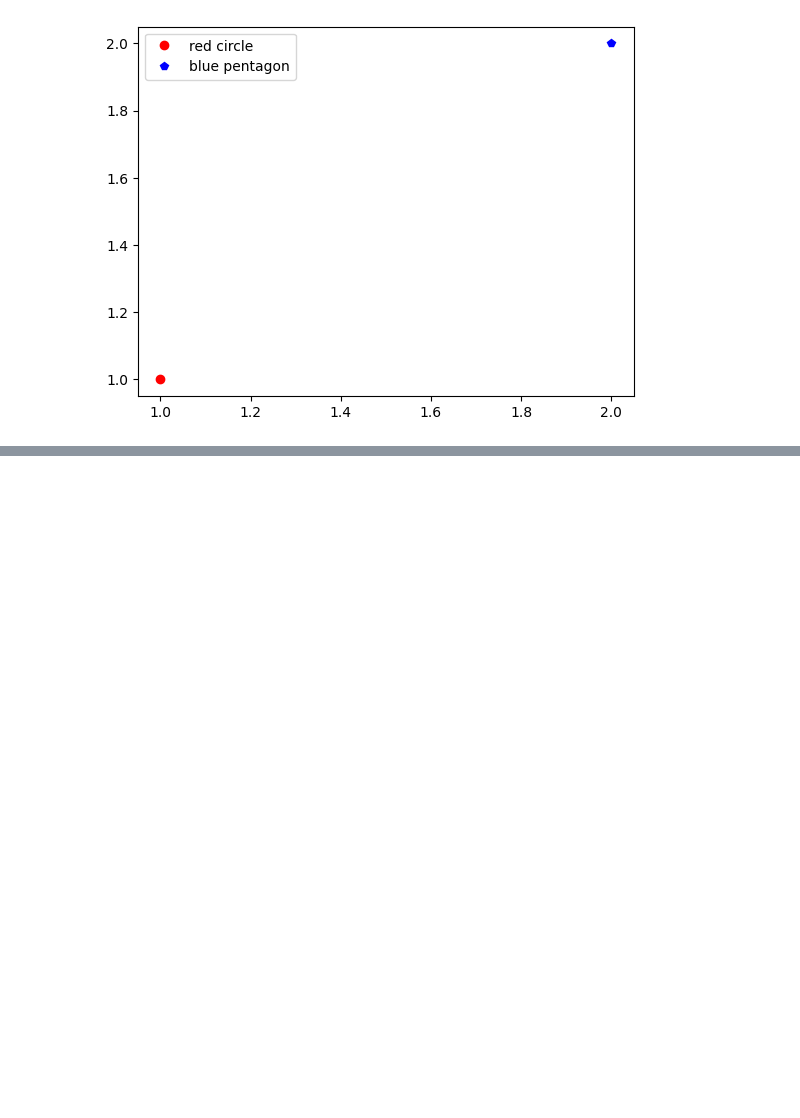
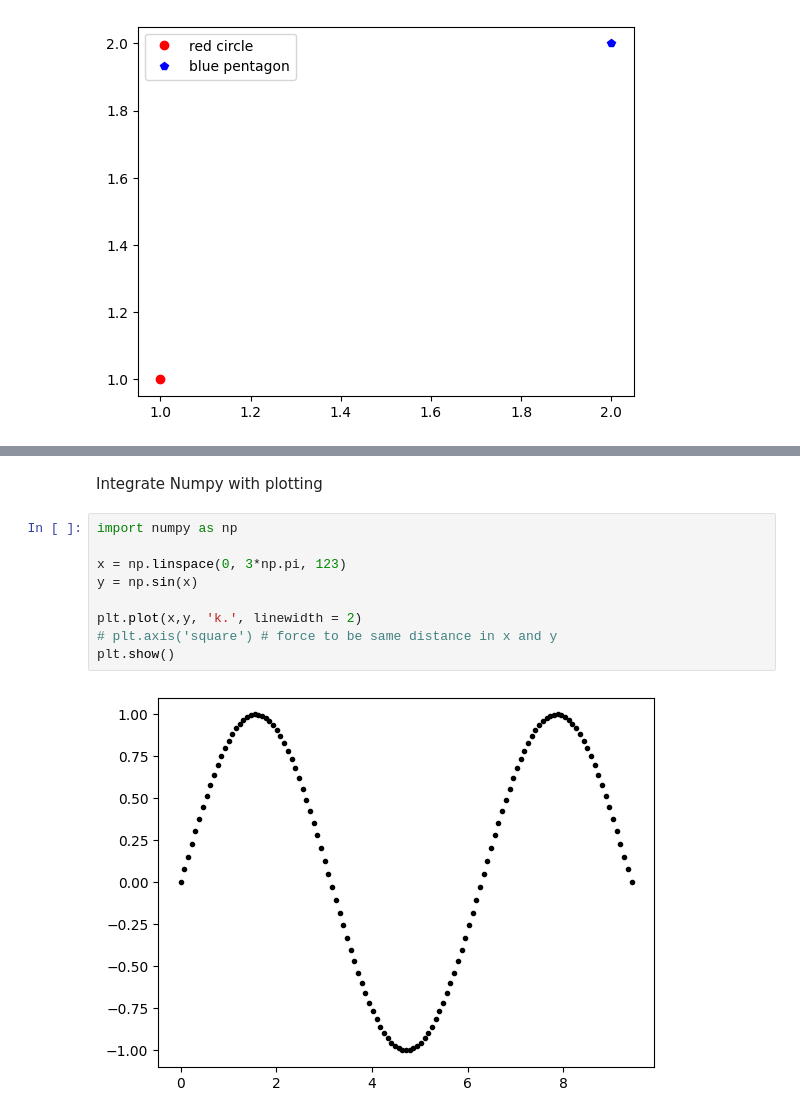
Before and after one commit to iremherguner/scientific_python_exercises, a Jupyter notebook: python-basics-data-visualization.ipynb, the cells around one changed output, grey strips where cells are left out. Saved outputs shown, nothing was run; the diff lists cells and outputs as text; blank space fills up the shorter version.

```diff
--- a/python-basics-data-visualization.ipynb
+++ b/python-basics-data-visualization.ipynb
@@ -104,0 +106,13 @@ plt.show()
+# %% [markdown]
+Integrate Numpy with plotting
+# %%
+import numpy as np
+
+x = np.linspace(0, 3*np.pi, 123)
+y = np.sin(x)
+
+plt.plot(x,y, 'k.', linewidth = 2)
+# plt.axis('square') # force to be same distance in x and y
+plt.show()
+# %% [output]
+[figure, added]
```
Also changed, not shown: parts of 11 cells of this notebook.
